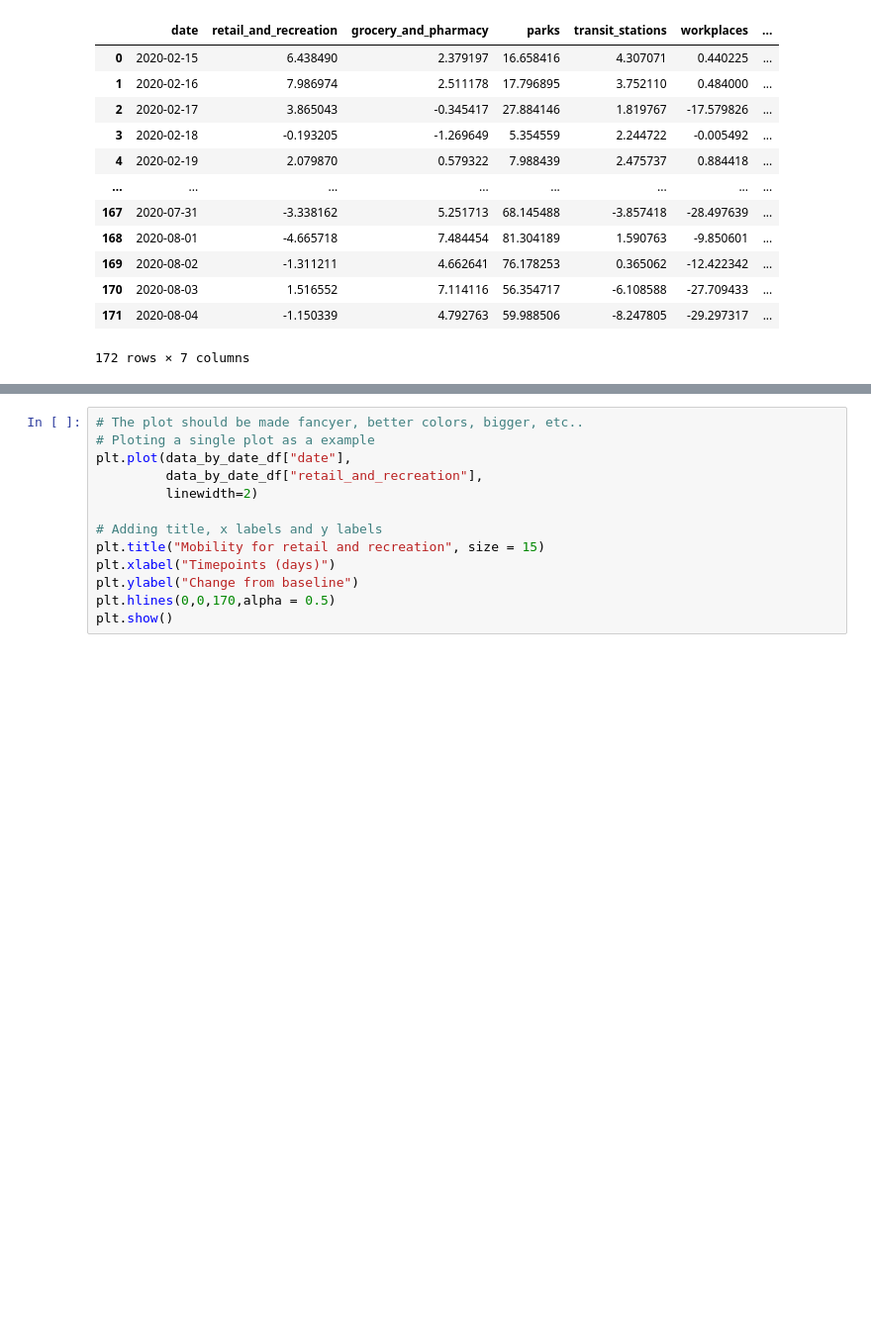
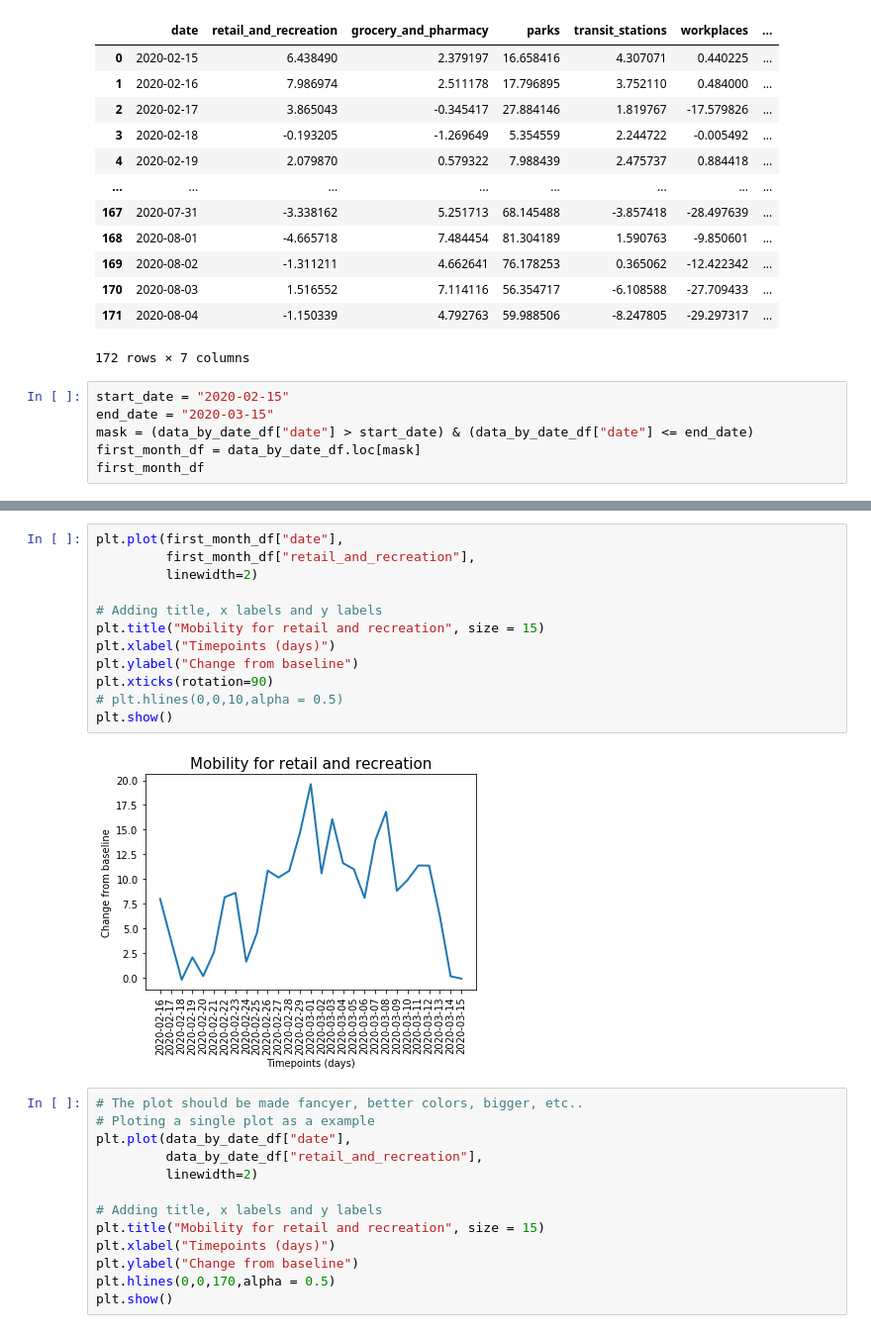
Before and after one commit to LisaHarrison08/Project_G4, a Jupyter notebook: S/St Start.ipynb, the cells around one changed output, grey strips where cells are left out. Shown at 99% size. Cells and saved outputs as stored; diff of their text form; blank space fills up the shorter version.

Commit message:
Slicing the data by month and graphing

```diff
--- a/S/St Start.ipynb
+++ b/S/St Start.ipynb
@@ -137,3 +141,9 @@ data_by_date_df
 | 170 | 2020-08-03 | 1.516552 | 7.114116 | 56.354717 | -6.108588 | -27.709433 | ... |
 | 171 | 2020-08-04 | -1.150339 | 4.792763 | 59.988506 | -8.247805 | -29.297317 | ... |
 172 rows × 7 columns
+# %%
+start_date = "2020-02-15"
+end_date = "2020-03-15"
+mask = (data_by_date_df["date"] > start_date) & (data_by_date_df["date"] <= end_date)
+first_month_df = data_by_date_df.loc[mask]
+first_month_df
@@ -140,3 +168,17 @@ data_by_date_df
+# %%
+plt.plot(first_month_df["date"],
+         first_month_df["retail_and_recreation"],
+         linewidth=2)
+
+# Adding title, x labels and y labels
+plt.title("Mobility for retail and recreation", size = 15)
+plt.xlabel("Timepoints (days)")
+plt.ylabel("Change from baseline")
+plt.xticks(rotation=90)
+# plt.hlines(0,0,10,alpha = 0.5)
+plt.show()
+# %% [output]
+[figure, added]
 # %%
 # The plot should be made fancyer, better colors, bigger, etc..
 # Ploting a single plot as a example
```
Also changed, not shown: parts of 6 cells of this notebook, 2 other files.
